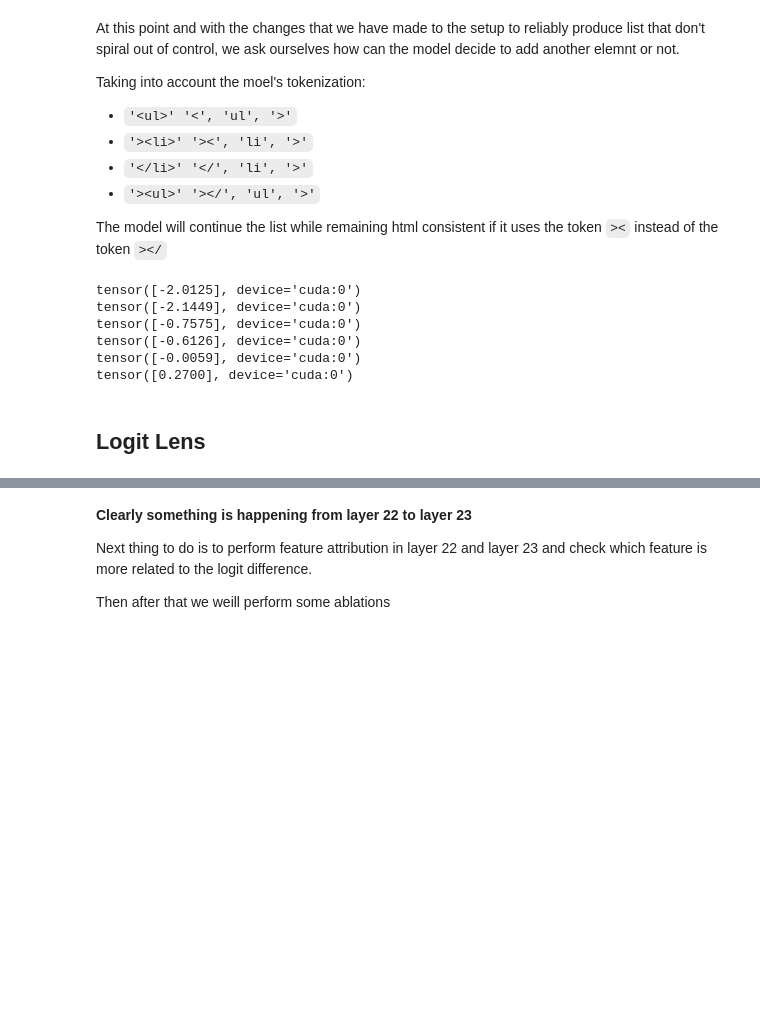
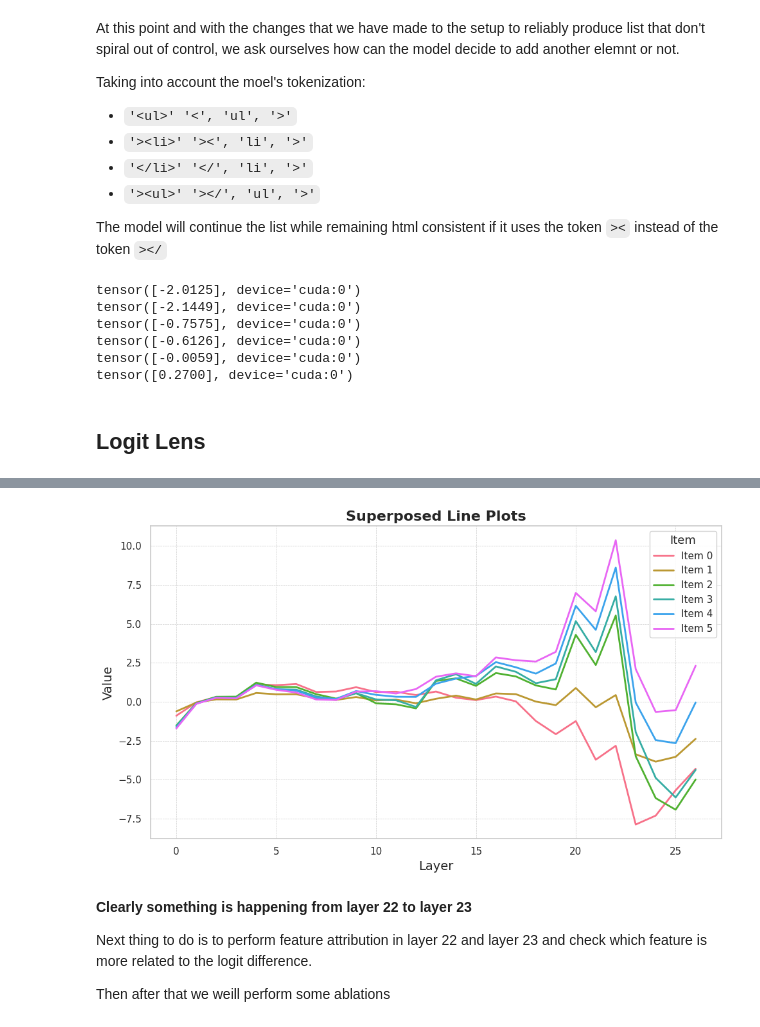
Before and after one commit to gboxo/GemmaExploration, a Jupyter notebook: terminations.ipynb, the cells around one changed output, grey strips where cells are left out. Cells and saved outputs as stored; diff of their text form; code cells hidden in the pictures; blank space fills up the shorter version.

```diff
--- a/terminations.ipynb
+++ b/terminations.ipynb
@@ -80,8 +75,8 @@ The model will continue the list while remaining html consistent if it uses the
 tok_id = model.to_tokens("></", prepend_bos=False)[0]
 
 tok_id2 = model.to_tokens("><", prepend_bos=False)[0]
-tok_pos = torch.where(out[0] == tok_id)[0][0].tolist()
-all_tok2_pos = torch.where(out[0] == tok_id2)[0][1:].tolist()
+tok_pos = torch.where(tokens[0] == tok_id)[0][0].tolist()
+all_tok2_pos = torch.where(tokens[0] == tok_id2)[0][1:].tolist()
 # %%
 with torch.no_grad():
     logits = model(tokens)
@@ -107,7 +104,7 @@ pattern_hook_names_filter = lambda name: name.endswith("hook_resid_pre") or name
 with torch.no_grad():
     _,cache = model.run_with_cache(tokens,names_filter = pattern_hook_names_filter)
 
-
+all_logit_lens = []
 for elem in all_tok2_pos + [tok_pos]:
     accumulated_residual, labels = cache.accumulated_resid(
         incl_mid=False, pos_slice=elem-1, return_labels=True,apply_ln = True
@@ -115,6 +112,4 @@ for elem in all_tok2_pos + [tok_pos]:
 
     dir = model.W_U[:,tok_id].detach()-model.W_U[:,tok_id2].detach()
     logit_lens = einops.einsum(dir[:,0], accumulated_residual,"d_model,comps batch d_model -> comps batch ")
-
-    sns.lineplot(x = list(range(logit_lens.shape[0])), y = logit_lens[:,0].cpu())
-    plt.show()
+    all_logit_lens.append(logit_lens)
@@ -128,3 +116,81 @@ for elem in all_tok2_pos + [tok_pos]:
+# %%
+import seaborn as sns
+import matplotlib.pyplot as plt
+import pandas as pd
+
+def plot_superposed_lineplots(data, x, y, hue, title=None, xlabel=None, ylabel=None,
+                              palette='husl', line_styles=None, markers=True,
+                              grid=True, legend=True, legend_loc='best',
+                              figsize=(10, 6), linewidth=2):
+    """
+    Plots multiple superposed line plots with custom aesthetics using Seaborn.
+
+    Parameters:
+        data (pd.DataFrame): DataFrame containing the data.
+        x (str): Column name to be used for the x-axis.
+        y (str): Column name to be used for the y-axis.
+        hue (str): Column name to be used for grouping data (each group gets a different line).
+        title (str): Title of the plot.
+        xlabel (str): Label for the x-axis.
+        ylabel (str): Label for the y-axis.
+        palette (str or list): Seaborn color palette or list of colors.
+        line_styles (list or dict): List or dictionary of line styles for each hue category.
+        markers (bool): Whether to show markers at data points.
+        grid (bool): Whether to show grid lines.
+        legend (bool): Whether to show the legend.
+        legend_loc (str): Location of the legend.
+        figsize (tuple): Size of the figure.
+        linewidth (int): Width of the lines.
+    """
+    # Set up the matplotlib figure and size
+    plt.figure(figsize=figsize)
+
+    # Apply a Seaborn style
+    sns.set(style="whitegrid")
+
+    # Create the line plot
+    sns.lineplot(data=data, x=x, y=y, hue=hue, palette=palette, style=hue if line_styles else None,
+                 dashes=line_styles, markers=markers, linewidth=linewidth)
+
+    # Customize gridlines
+    if grid:
+        plt.grid(True, which='major', linestyle='--', linewidth=0.5)
+
+    # Set the title and labels
+    if title:
+        plt.title(title, fontsize=16, fontweight='bold')
+    if xlabel:
+        plt.xlabel(xlabel, fontsize=14)
+    if ylabel:
+        plt.ylabel(ylabel, fontsize=14)
+
+    # Customize the legend
+    if legend:
+        plt.legend(title=hue, loc=legend_loc, title_fontsize='13', fontsize='11', frameon=True, framealpha=0.9)
+
+    # Improve the overall layout
+    plt.tight_layout()
+
+    # Show the plot
+    plt.show()
+
+import pandas as pd
+data_dict = {}
+data_dict["Layers"] = list(range(model.cfg.n_layers+1))
+for i,tensor in enumerate(all_logit_lens):
+    data_dict[f"Item {i}"] =  tensor.cpu().reshape(-1).numpy()
+
+data = pd.DataFrame(data_dict)
+
+# Melt the data for seaborn compatibility
+melted_data = pd.melt(data, id_vars=['Layers'], value_vars=list(data_dict.keys())[1:],
+                      var_name='Item', value_name='Value')
+
+plot_superposed_lineplots(melted_data, x='Layers', y='Value', hue='Item',
+                          title='Superposed Line Plots', xlabel='Layer', ylabel='Value',
+                          palette='husl',  markers=True)
+# %% [output]
+[figure, added]
 # %% [markdown]
 **Clearly something is happening from layer 22 to layer 23**
 
```
Also changed, not shown: parts of 19 cells of this notebook.
